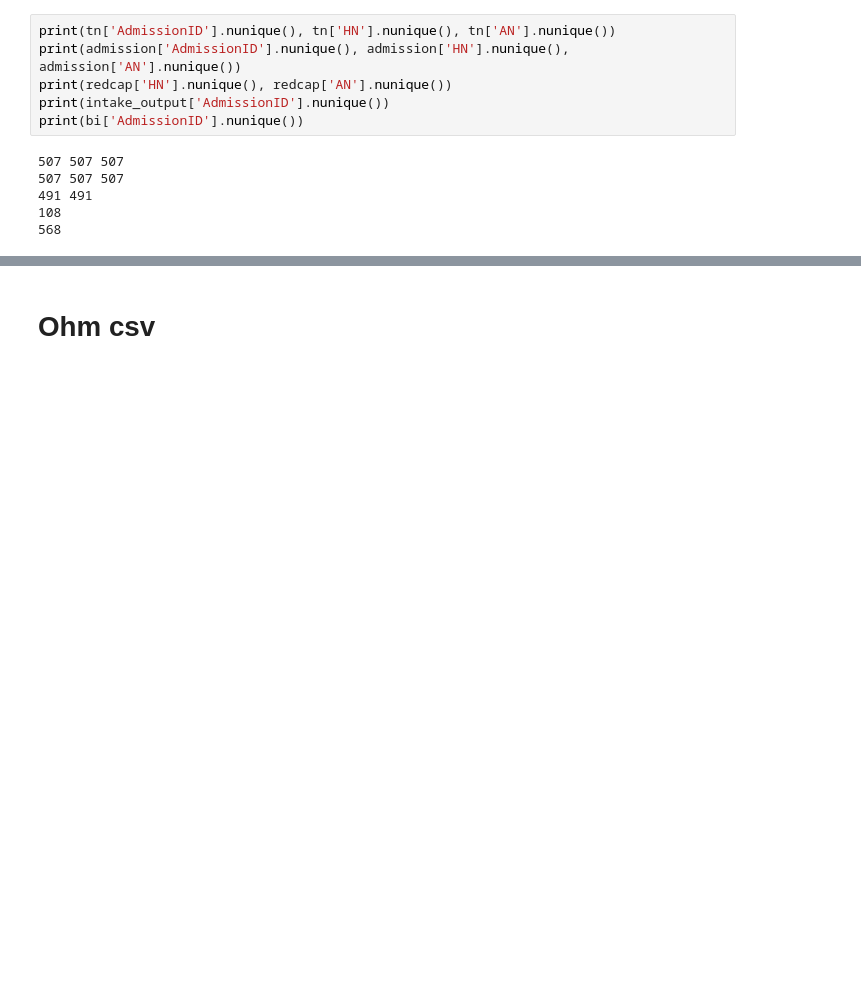
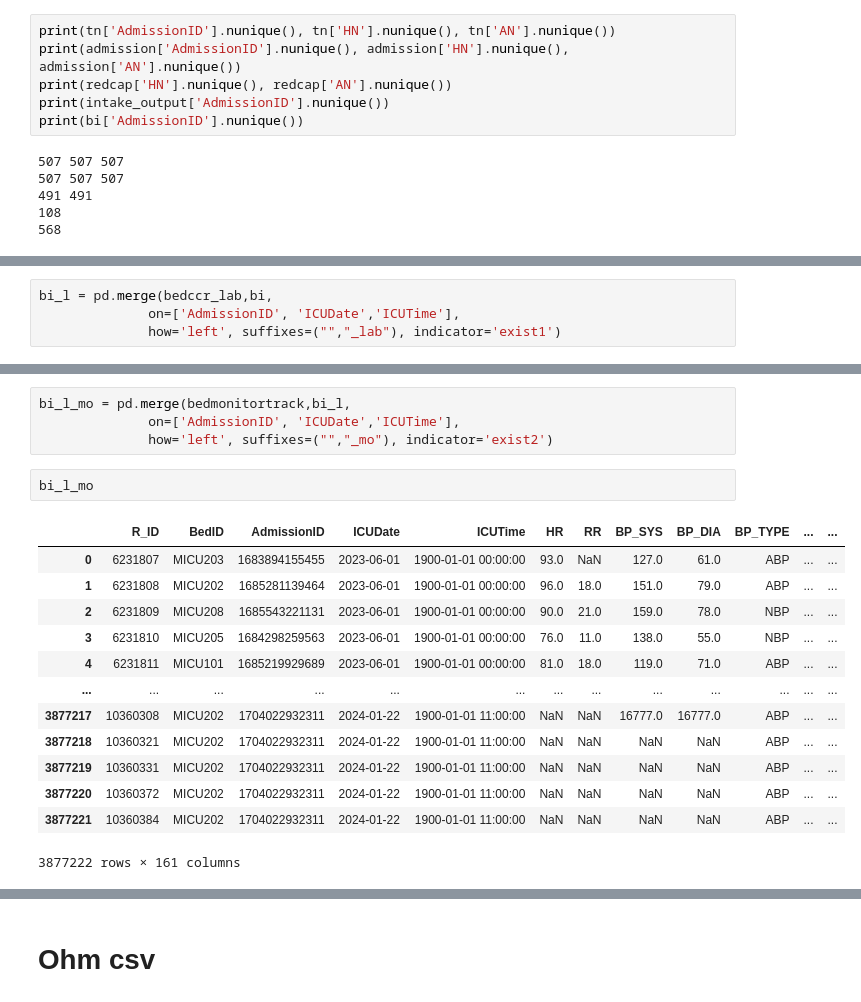
Before and after one commit to Tonry12/Data_joyx2, a Jupyter notebook: mergeSmart_ICU_tonnaw.ipynb, the cells around one changed output, grey strips where cells are left out. Cells and saved outputs as stored; diff of their text form; blank space fills up the shorter version.

```diff
--- a/mergeSmart_ICU_tonnaw.ipynb
+++ b/mergeSmart_ICU_tonnaw.ipynb
@@ -970,0 +1429,4 @@ print(bi['AdmissionID'].nunique())
+# %%
+bi_l = pd.merge(bedccr_lab,bi,
+              on=['AdmissionID', 'ICUDate','ICUTime'],
+              how='left', suffixes=("","_lab"), indicator='exist1')
@@ -970,0 +1515,20 @@ print(bi['AdmissionID'].nunique())
+# %%
+bi_l_mo = pd.merge(bedmonitortrack,bi_l,
+              on=['AdmissionID', 'ICUDate','ICUTime'],
+              how='left', suffixes=("","_mo"), indicator='exist2')
+# %%
+bi_l_mo
+# %% [output]
+|  | R_ID | BedID | AdmissionID | ICUDate | ICUTime | HR | RR | BP_SYS | BP_DIA | BP_TYPE | ... | ... |
+| 0 | 6231807 | MICU203 | 1683894155455 | 2023-06-01 | 1900-01-01 00:00:00 | 93.0 | NaN | 127.0 | 61.0 | ABP | ... | ... |
+| 1 | 6231808 | MICU202 | 1685281139464 | 2023-06-01 | 1900-01-01 00:00:00 | 96.0 | 18.0 | 151.0 | 79.0 | ABP | ... | ... |
+| 2 | 6231809 | MICU208 | 1685543221131 | 2023-06-01 | 1900-01-01 00:00:00 | 90.0 | 21.0 | 159.0 | 78.0 | NBP | ... | ... |
+| 3 | 6231810 | MICU205 | 1684298259563 | 2023-06-01 | 1900-01-01 00:00:00 | 76.0 | 11.0 | 138.0 | 55.0 | NBP | ... | ... |
+| 4 | 6231811 | MICU101 | 1685219929689 | 2023-06-01 | 1900-01-01 00:00:00 | 81.0 | 18.0 | 119.0 | 71.0 | ABP | ... | ... |
+| ... | ... | ... | ... | ... | ... | ... | ... | ... | ... | ... | ... | ... |
+| 3877217 | 10360308 | MICU202 | 1704022932311 | 2024-01-22 | 1900-01-01 11:00:00 | NaN | NaN | 16777.0 | 16777.0 | ABP | ... | ... |
+| 3877218 | 10360321 | MICU202 | 1704022932311 | 2024-01-22 | 1900-01-01 11:00:00 | NaN | NaN | NaN | NaN | ABP | ... | ... |
+| 3877219 | 10360331 | MICU202 | 1704022932311 | 2024-01-22 | 1900-01-01 11:00:00 | NaN | NaN | NaN | NaN | ABP | ... | ... |
+| 3877220 | 10360372 | MICU202 | 1704022932311 | 2024-01-22 | 1900-01-01 11:00:00 | NaN | NaN | NaN | NaN | ABP | ... | ... |
+| 3877221 | 10360384 | MICU202 | 1704022932311 | 2024-01-22 | 1900-01-01 11:00:00 | NaN | NaN | NaN | NaN | ABP | ... | ... |
+3877222 rows × 161 columns
```
Also changed, not shown: parts of 57 cells of this notebook.
